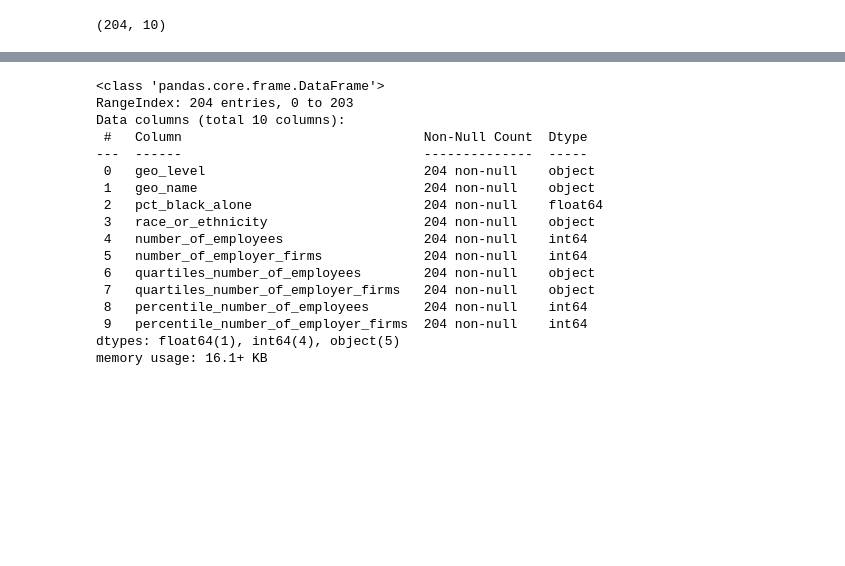
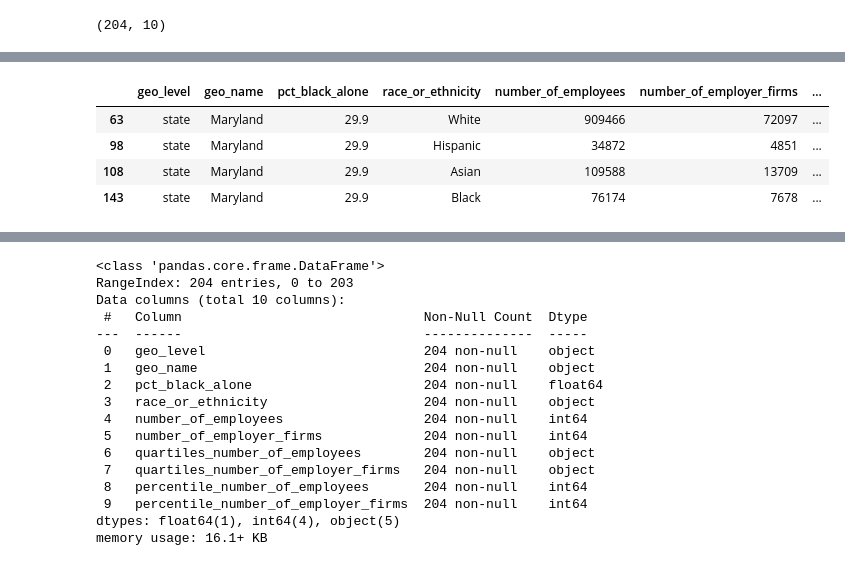
Before and after one commit to ifeomare/kwk-bwdc-md, a Jupyter notebook: BWDC_Data_Cleaning.ipynb, the cells around one changed output, grey strips where cells are left out. Saved outputs shown, nothing was run; the diff lists cells and outputs as text; code cells hidden in the pictures; blank space fills up the shorter version.

```diff
--- a/BWDC_Data_Cleaning.ipynb
+++ b/BWDC_Data_Cleaning.ipynb
@@ -73,3 +71,13 @@ ethnicity.head()
 | 2 | state | New Hampshire | 1.5 | White | 262070 | 25322 | ... |
 | 3 | state | Delaware | 22.0 | Hispanic | 5785 | 621 | ... |
 | 4 | state | Iowa | 3.8 | Asian | 10845 | 1596 | ... |
+# %%
+maryland_ethnicity = ethnicity[(ethnicity['geo_level'] == 'state') & (ethnicity['geo_name'] == 'Maryland')]
+# %%
+maryland_ethnicity.head()
+# %% [output]
+|  | geo_level | geo_name | pct_black_alone | race_or_ethnicity | number_of_employees | number_of_employer_firms | ... |
+| 63 | state | Maryland | 29.9 | White | 909466 | 72097 | ... |
+| 98 | state | Maryland | 29.9 | Hispanic | 34872 | 4851 | ... |
+| 108 | state | Maryland | 29.9 | Asian | 109588 | 13709 | ... |
+| 143 | state | Maryland | 29.9 | Black | 76174 | 7678 | ... |
```
Also changed, not shown: parts of 11 cells of this notebook.
